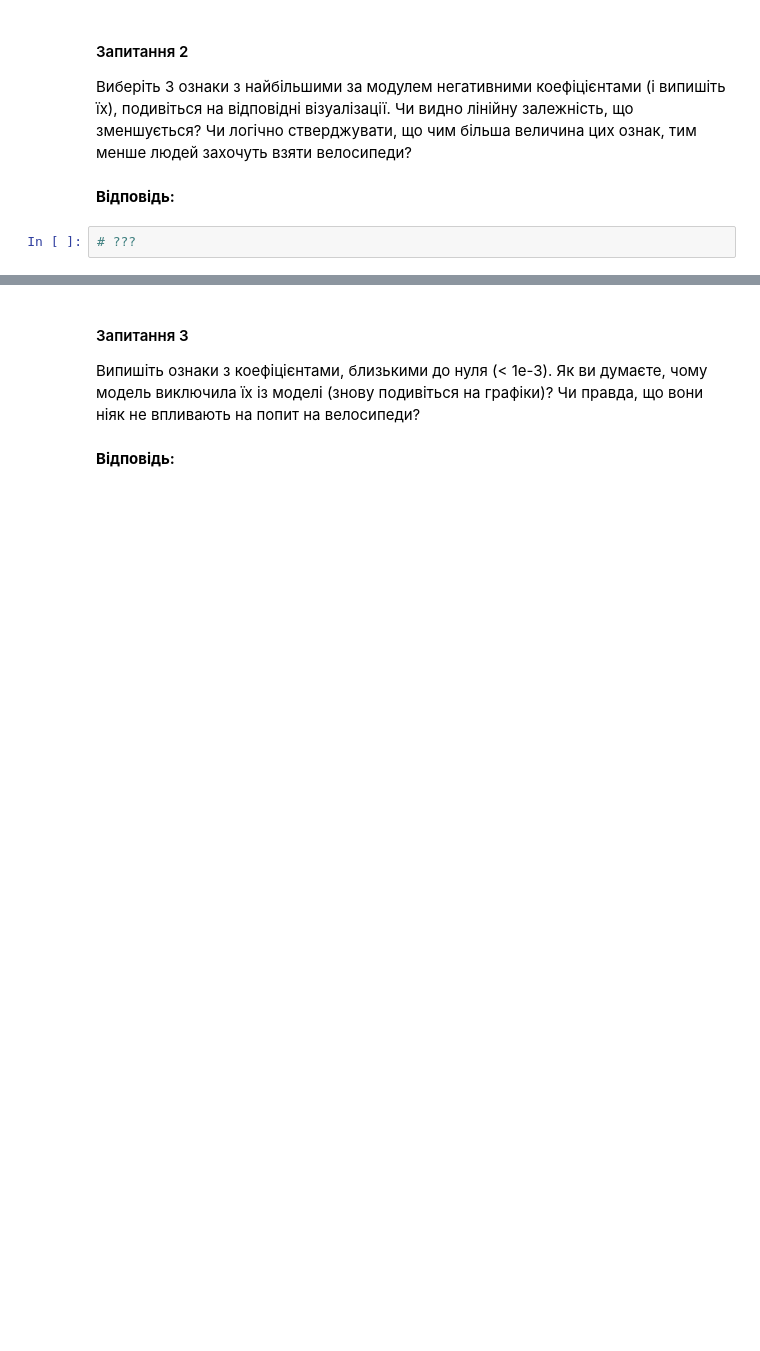
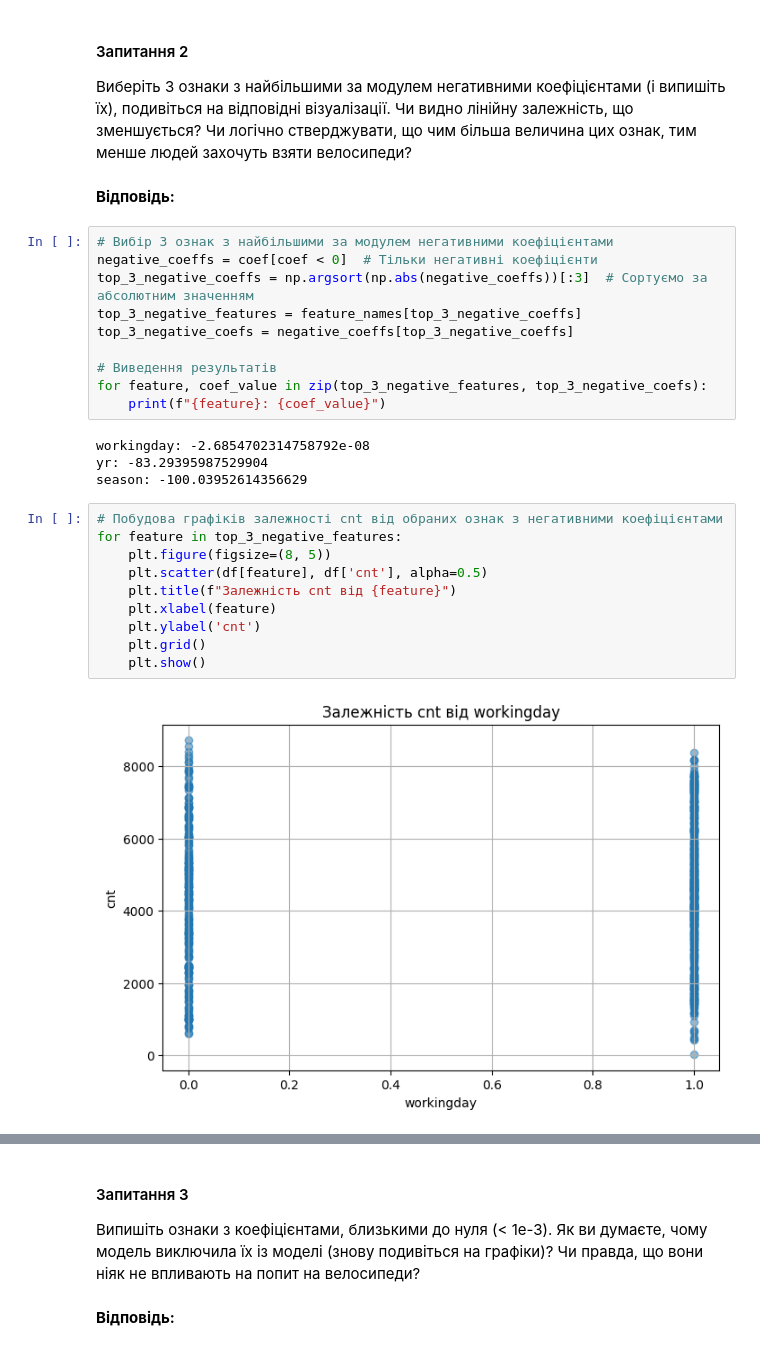
Before and after one commit to Georgiiliwe8pcr/7.machinelearncolab, a Jupyter notebook: OverfittingHomeWork.ipynb, the cells around one changed output, grey strips where cells are left out. Saved outputs shown, nothing was run; the diff lists cells and outputs as text; blank space fills up the shorter version.

```diff
--- a/OverfittingHomeWork.ipynb
+++ b/OverfittingHomeWork.ipynb
@@ -567,5 +609,29 @@ __Відповідь:__
 Виберіть 3 ознаки з найбільшими за модулем негативними коефіцієнтами (і випишіть їх), подивіться на відповідні візуалізації. Чи видно лінійну залежність, що зменшується? Чи логічно стверджувати, що чим більша величина цих ознак, тим менше людей захочуть взяти велосипеди?
 # %% [markdown]
 __Відповідь:__
-# %%
-# ???
+# %%
+# Вибір 3 ознак з найбільшими за модулем негативними коефіцієнтами
+negative_coeffs = coef[coef < 0]  # Тільки негативні коефіцієнти
+top_3_negative_coeffs = np.argsort(np.abs(negative_coeffs))[:3]  # Сортуємо за абсолютним значенням
+top_3_negative_features = feature_names[top_3_negative_coeffs]
+top_3_negative_coefs = negative_coeffs[top_3_negative_coeffs]
+
+# Виведення результатів
+for feature, coef_value in zip(top_3_negative_features, top_3_negative_coefs):
+    print(f"{feature}: {coef_value}")
+# %% [output]
+workingday: -2.6854702314758792e-08
+yr: -83.29395987529904
+season: -100.03952614356629
+# %%
+# Побудова графіків залежності cnt від обраних ознак з негативними коефіцієнтами
+for feature in top_3_negative_features:
+    plt.figure(figsize=(8, 5))
+    plt.scatter(df[feature], df['cnt'], alpha=0.5)
+    plt.title(f"Залежність cnt від {feature}")
+    plt.xlabel(feature)
+    plt.ylabel('cnt')
+    plt.grid()
+    plt.show()
+# %% [output]
+[figure, added]
```
Also changed, not shown: parts of 10 cells of this notebook.
